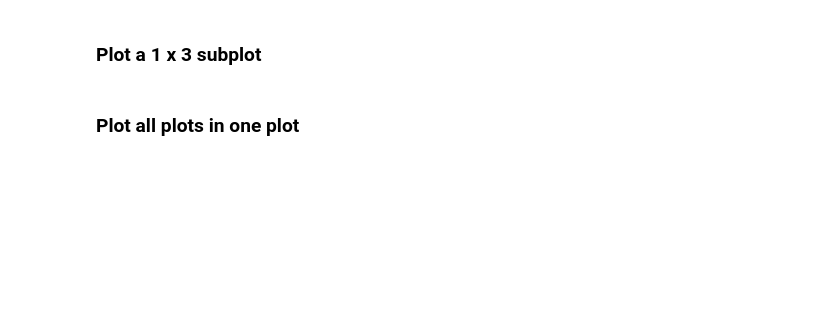
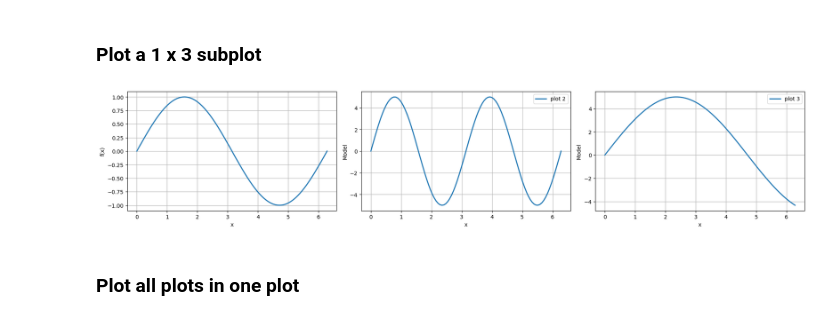
Before and after one commit to JS273/sky, a Jupyter notebook: run/public/plots/demo_plotter.ipynb, the cells around one changed output. Cells and saved outputs as stored; diff of their text form; code cells hidden in the pictures; blank space fills up the shorter version.

```diff
--- a/run/public/plots/demo_plotter.ipynb
+++ b/run/public/plots/demo_plotter.ipynb
@@ -40,18 +47,20 @@ _ = plotter.plot(plt1, filename = f'{tag}')
 # %%
 # Create 2 addiational plot objects
 
 T2 = np.pi
 x = np.linspace(0.0, 2*np.pi, 100)
 y2 = 5.0 * np.sin(2 * np.pi * 1/T2 * x)
 
 T3 = 3*np.pi
 x = np.linspace(0.0, 2*np.pi, 100)
 y3 = 5.0 * np.sin(2 * np.pi * 1/T3 * x)
 
-plt2 = LinePlot(x,y2, x_label = "x", y_label = "Model")
-plt3 = LinePlot(x,y3, x_label = "x", y_label = "Model")
+plt2 = LinePlot(x,y2, x_label = "x", y_label = "Model", label = "plot 2")
+plt3 = LinePlot(x,y3, x_label = "x", y_label = "Model", label = "plot 3")
 
 _ = plotter.plot(plt1,plt2,plt3, filename = f'{tag}_plot1')
+# %% [output]
+[figure, added]
 # %% [markdown]
 ### Plot all plots in one plot
 # %%
```
Also changed, not shown: parts of 8 cells of this notebook, 10 other files.
